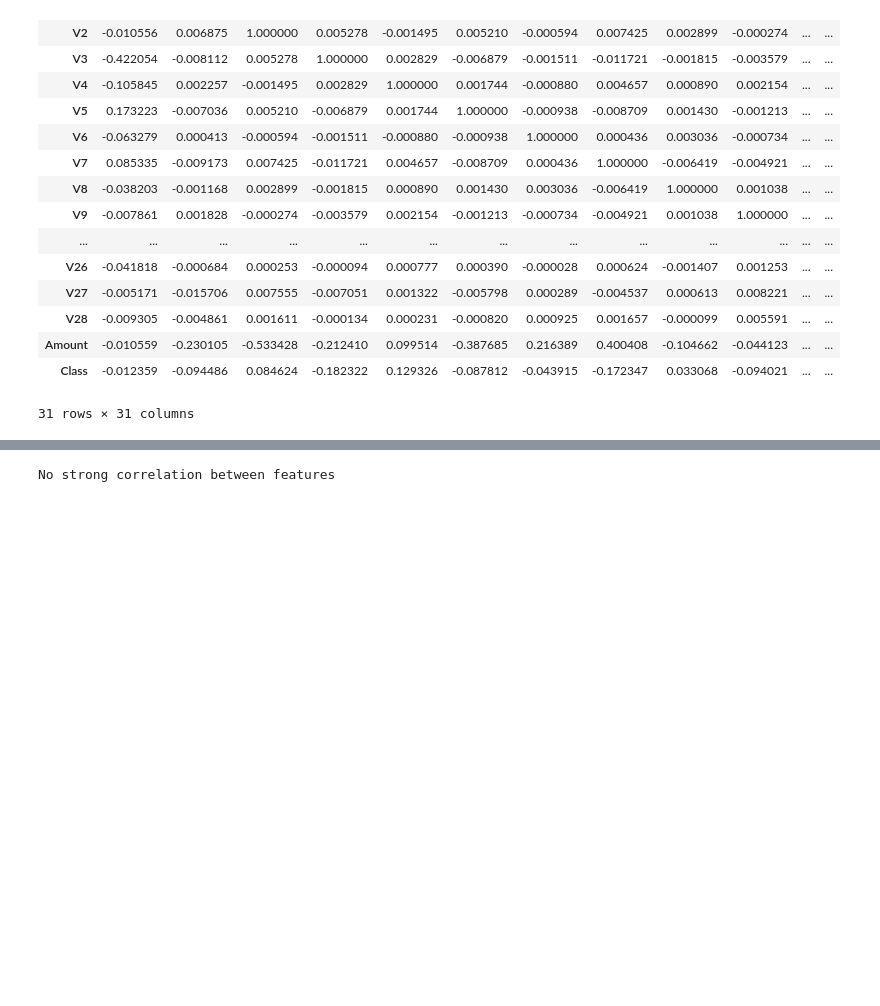
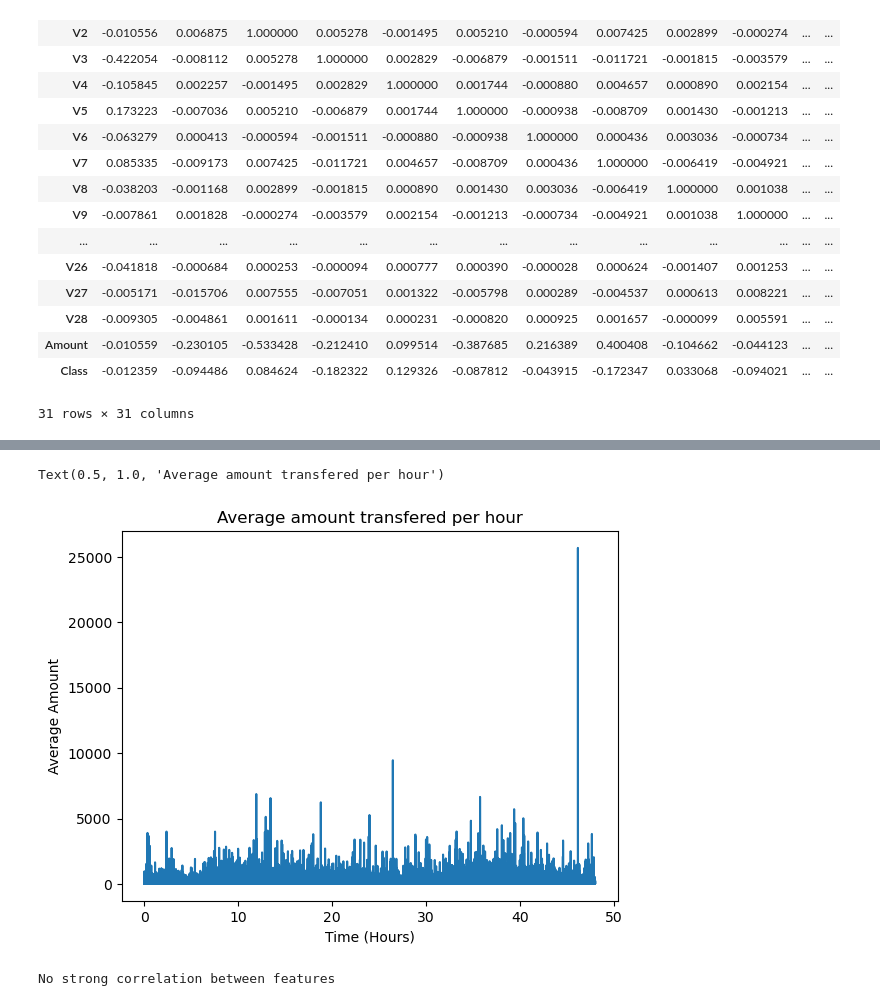
Before and after one commit to ShahadAlharbi21/fraud-detection-ml, a Jupyter notebook: fraud_detection.ipynb, the cells around one changed output, grey strips where cells are left out. Cells and saved outputs as stored; diff of their text form; code cells hidden in the pictures; blank space fills up the shorter version.

```diff
--- a/fraud_detection.ipynb
+++ b/fraud_detection.ipynb
@@ -256,3 +266,12 @@ df.corr()
+# %%
+df_grouped = df.groupby('Time')['Amount'].mean()
+plt.plot(df_grouped.index, df_grouped.values)
+plt.xlabel("Time (Hours)")
+plt.ylabel("Average Amount")
+plt.title("Average amount transfered per hour")
+# %% [output]
+Text(0.5, 1.0, 'Average amount transfered per hour')
+[figure, added]
 # %%
 correlation_matrix = df.corr()
 threshold = 0.7
```
Also changed, not shown: parts of 1 cell of this notebook.
